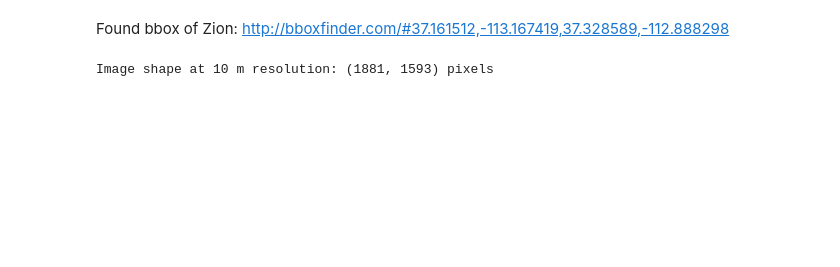
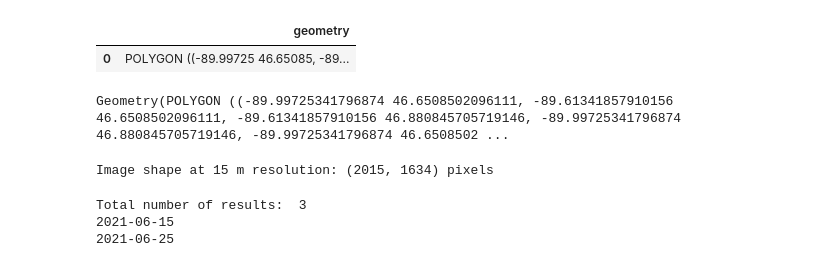
Before and after one commit to billeerds/geospatial-hub, a Jupyter notebook: BWCA Seasons/Code/sentinel-mosaic.ipynb, the cells around one changed output. Cells and saved outputs as stored; diff of their text form; code cells hidden in the pictures; blank space fills up the shorter version.

Commit message:
created season images

```diff
--- a/BWCA Seasons/Code/sentinel-mosaic.ipynb
+++ b/BWCA Seasons/Code/sentinel-mosaic.ipynb
@@ -30,22 +32,61 @@ config = SHConfig()
 config.instance_id = sh_credentials.instance_id
 config.sh_client_id = sh_credentials.sh_client_id
 config.sh_client_secret = sh_credentials.sh_client_secret
-# %% [markdown]
-Found bbox of Zion:
-http://bboxfinder.com/#37.161512,-113.167419,37.328589,-112.888298
-# %%
-#Define bbox
-#EPSG 4326, WGS 84
-zion_coords = [-113.128967,37.164474,-112.920914,37.311603]
-
-#contrails example
-#zion_coords = [-113.084129,37.217211,-113.049110,37.250030]
-
-#Define the resolution and extents of the bbox
-resolution = 10
-zion_bbox = BBox(bbox=zion_coords, crs=CRS.WGS84)
-zion_size = bbox_to_dimensions(zion_bbox, resolution=resolution)
-
-print(f"Image shape at {resolution} m resolution: {zion_size} pixels")
-# %% [output]
-Image shape at 10 m resolution: (1881, 1593) pixels
+# %%
+#Read in the feedlot sample kml
+file_path = "../Data/porcupine_mountains.geojson"
+bwca_gdf = gpd.read_file(file_path)
+# %%
+#look at the boundary
+bwca_gdf
+# %% [output]
+|  | geometry |
+| 0 | POLYGON ((-89.99725 46.65085, -89... |
+# %%
+#Make into Sentinelhub geometry object
+bwca_geometry = Geometry(bwca_gdf.geometry.values[0], crs = CRS.WGS84)
+bwca_geometry
+# %% [output]
+Geometry(POLYGON ((-89.99725341796874 46.6508502096111, -89.61341857910156 46.6508502096111, -89.61341857910156 46.880845705719146, -89.99725341796874 46.880845705719146, -89.99725341796874 46.6508502 ...
+# %%
+#create bbox
+resolution = 15
+aoi_bbox = bwca_geometry.bbox
+aoi_size = bbox_to_dimensions(aoi_bbox, resolution = resolution)
+
+print(f"Image shape at {resolution} m resolution: {aoi_size} pixels")
+# %% [output]
+Image shape at 15 m resolution: (2015, 1634) pixels
+# %%
+#Setting up the catolog
+from time import time_ns
+
+catalog = SentinelHubCatalog(config=config)
+
+#Selecting Time interval
+time_interval = ("2021-06-15", "2021-06-30")
+
+#searching the catalog for all images
+search_iterator = catalog.search(
+    DataCollection.SENTINEL2_L2A,
+    bbox = aoi_bbox,
+    time = time_interval,
+    query = {"eo:cloud_cover": {"lt":5}},
+    fields={"include":["id","properties.datetime","properties.eo:cloud_cover"], "exclude": []},
+)
+
+results = list(search_iterator)
+print("Total number of results: ", len(results))
+
+#Get all unique timestamps
+time_difference = dt.timedelta(hours =24)
+
+all_timestamps = search_iterator.get_timestamps()
+unique_acquistions = filter_times(all_timestamps, time_difference)
+
+[print(date_time.strftime(r"%Y-%m-%d")) for date_time in unique_acquistions]
+print("")
+# %% [output]
+Total number of results:  3
+2021-06-15
+2021-06-25
```
Also changed, not shown: parts of 5 cells of this notebook, 6 other files.
